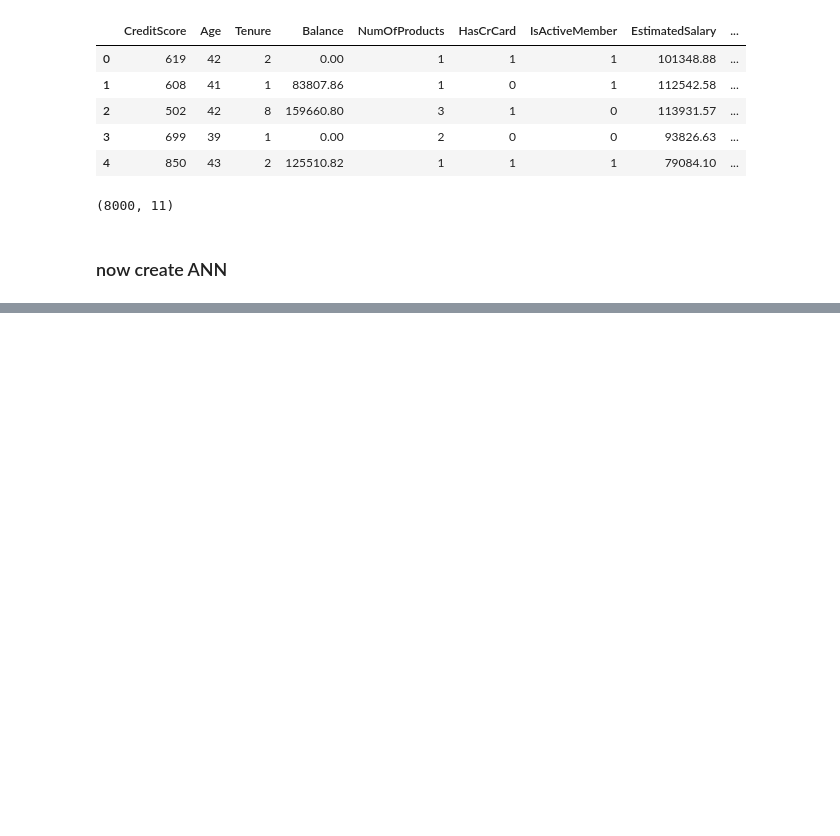
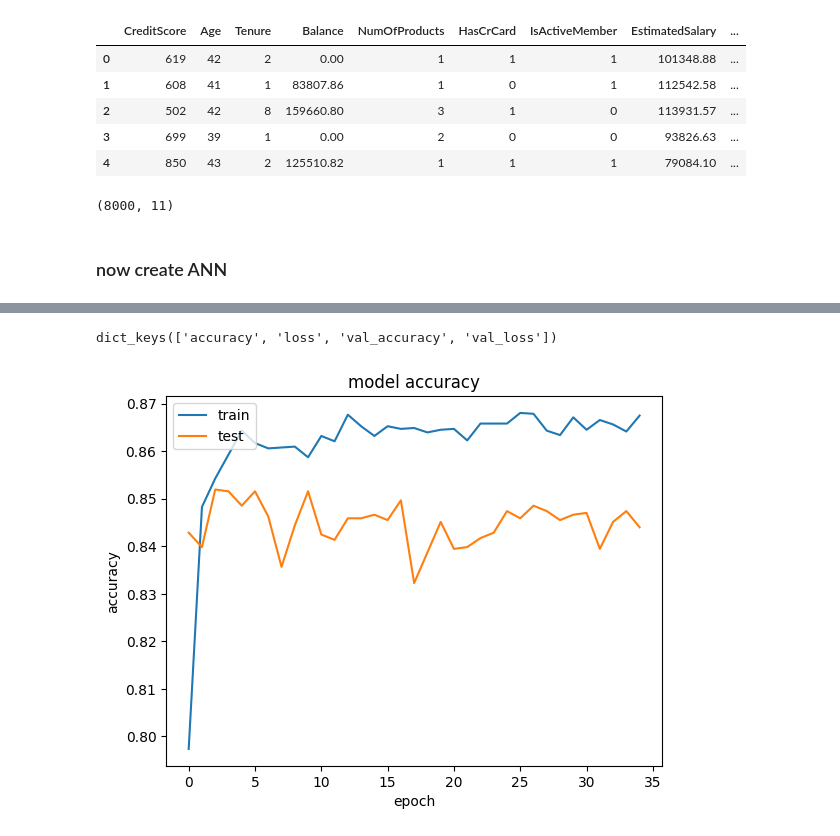
Before and after one commit to Anutri03/BIA, a Jupyter notebook: Deep_lrn/churn_ANN.ipynb, the cells around one changed output, grey strips where cells are left out. Drawn from its saved outputs; the diff is of its cells as text; code cells hidden in the pictures; blank space fills up the shorter version.

```diff
--- a/Deep_lrn/churn_ANN.ipynb
+++ b/Deep_lrn/churn_ANN.ipynb
@@ -103,5 +103,7 @@ classifier.add(Dense(units=6,activation='relu'))
 # %%
 ## adding the output layer
 classifier.add(Dense(1 ,activation = 'sigmoid')) # 1 = neurons
+# %%
+opt = tf.keras.optimizers.Adam(learning_rate = 0.01)
 # %%
-classifier.compile(optimizer = 'adam', loss = 'binary_crossentropy', metrics = ['accuracy']) # in otimizer we can use opt also
+classifier.compile(optimizer = opt, loss = 'binary_crossentropy', metrics = ['accuracy']) # in otimizer we can use opt also
@@ -110,4 +110,18 @@ classifier.compile(optimizer = 'adam', loss = 'binary_crossentropy', metrics = [
+# %%
+## Early stopping
+
+from tensorflow.keras.callbacks import EarlyStopping
+
+early_stopping = tf.keras.callbacks.EarlyStopping(
+    monitor="val_loss",
+    min_delta=0.0001,
+    patience=20,
+    verbose=1,
+    mode="auto",
+    baseline=None,
+    restore_best_weights=False,
+)
 # %%
-model_history = classifier.fit(X_train,y_train,validation_split=0.33,batch_size=10 ,epochs=1000)
+model_history = classifier.fit(X_train,y_train,validation_split=0.33,batch_size=10 ,epochs=1000,callbacks=early_stopping)
 # %% [output]
 Epoch 1/1000
@@ -128,0 +144,16 @@ Epoch 8/1000
+# %%
+model_history.history.keys()
+# %% [output]
+dict_keys(['accuracy', 'loss', 'val_accuracy', 'val_loss'])
+# %%
+# summarize the history of the accuracy
+
+plt.plot(model_history.history['accuracy'])
+plt.plot(model_history.history['val_accuracy'])
+plt.title('model accuracy')
+plt.ylabel('accuracy')
+plt.xlabel('epoch')
+plt.legend(['train','test'], loc='upper left')
+plt.show()
+# %% [output]
+[figure, added]
```
Also changed, not shown: parts of 9 cells of this notebook.
